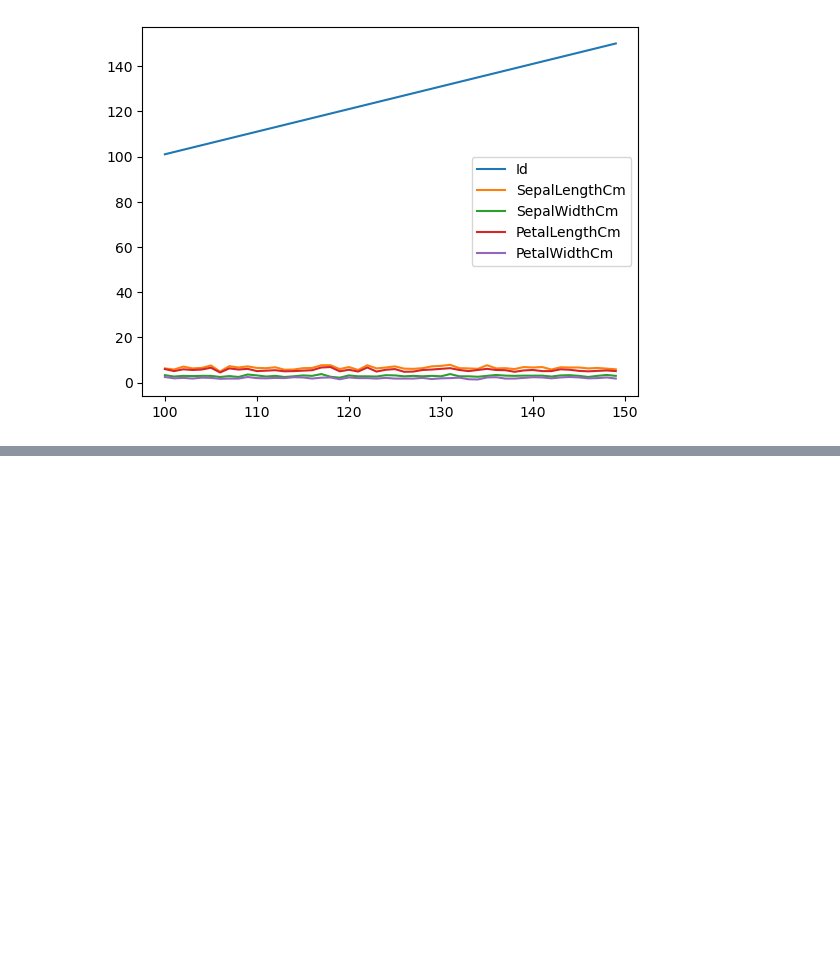
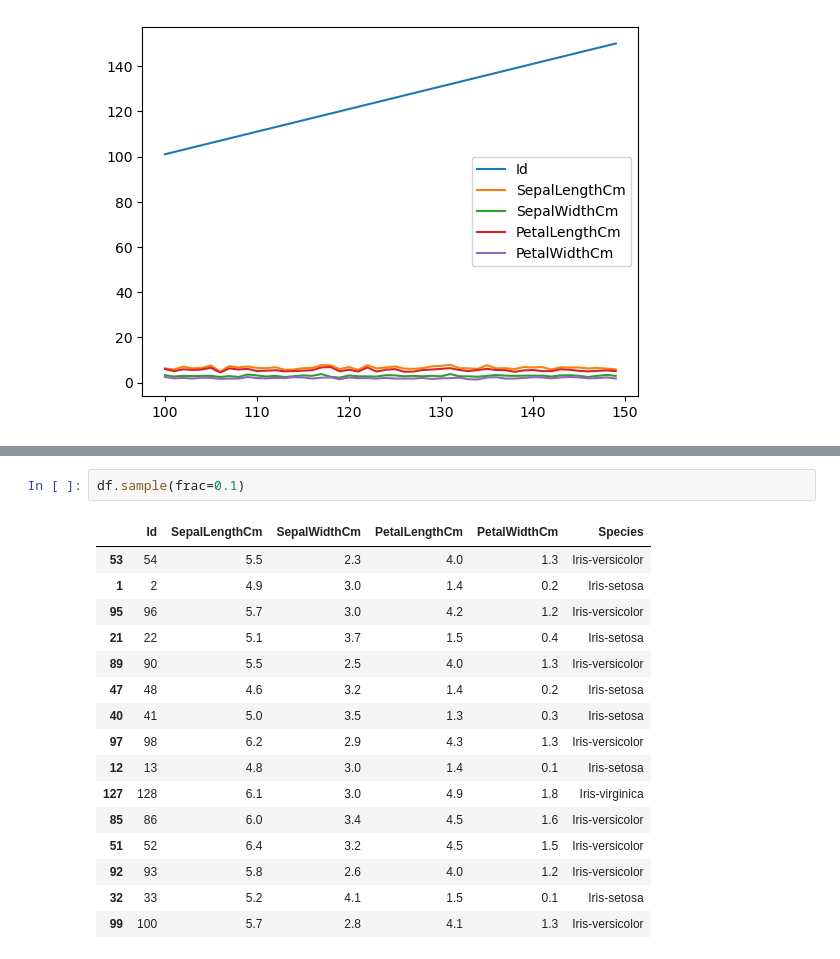
Before and after one commit to ankush-003/Learning-ML-Basics, a Jupyter notebook: CIE Workshop/Day1.ipynb, the cells around one changed output, grey strips where cells are left out. Saved outputs shown, nothing was run; the diff lists cells and outputs as text; blank space fills up the shorter version.

Commit message:
explored df.sample

```diff
--- a/CIE Workshop/Day1.ipynb
+++ b/CIE Workshop/Day1.ipynb
@@ -156,0 +181,19 @@ plt.show()
+# %%
+df.sample(frac=0.1)
+# %% [output]
+|  | Id | SepalLengthCm | SepalWidthCm | PetalLengthCm | PetalWidthCm | Species |
+| 53 | 54 | 5.5 | 2.3 | 4.0 | 1.3 | Iris-versicolor |
+| 1 | 2 | 4.9 | 3.0 | 1.4 | 0.2 | Iris-setosa |
+| 95 | 96 | 5.7 | 3.0 | 4.2 | 1.2 | Iris-versicolor |
+| 21 | 22 | 5.1 | 3.7 | 1.5 | 0.4 | Iris-setosa |
+| 89 | 90 | 5.5 | 2.5 | 4.0 | 1.3 | Iris-versicolor |
+| 47 | 48 | 4.6 | 3.2 | 1.4 | 0.2 | Iris-setosa |
+| 40 | 41 | 5.0 | 3.5 | 1.3 | 0.3 | Iris-setosa |
+| 97 | 98 | 6.2 | 2.9 | 4.3 | 1.3 | Iris-versicolor |
+| 12 | 13 | 4.8 | 3.0 | 1.4 | 0.1 | Iris-setosa |
+| 127 | 128 | 6.1 | 3.0 | 4.9 | 1.8 | Iris-virginica |
+| 85 | 86 | 6.0 | 3.4 | 4.5 | 1.6 | Iris-versicolor |
+| 51 | 52 | 6.4 | 3.2 | 4.5 | 1.5 | Iris-versicolor |
+| 92 | 93 | 5.8 | 2.6 | 4.0 | 1.2 | Iris-versicolor |
+| 32 | 33 | 5.2 | 4.1 | 1.5 | 0.1 | Iris-setosa |
+| 99 | 100 | 5.7 | 2.8 | 4.1 | 1.3 | Iris-versicolor |
```
Also changed, not shown: parts of 7 cells of this notebook.
